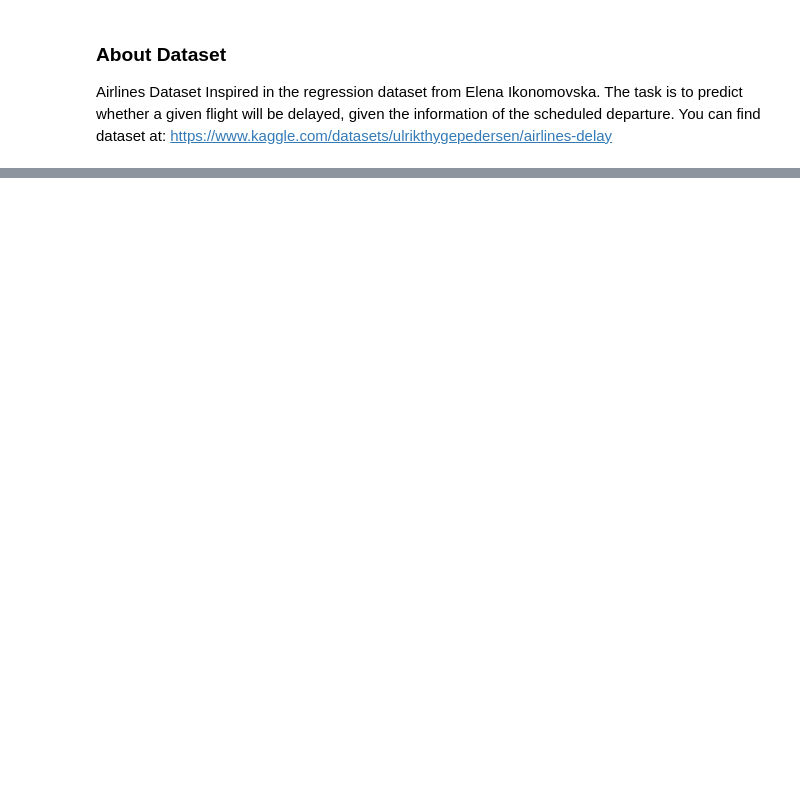
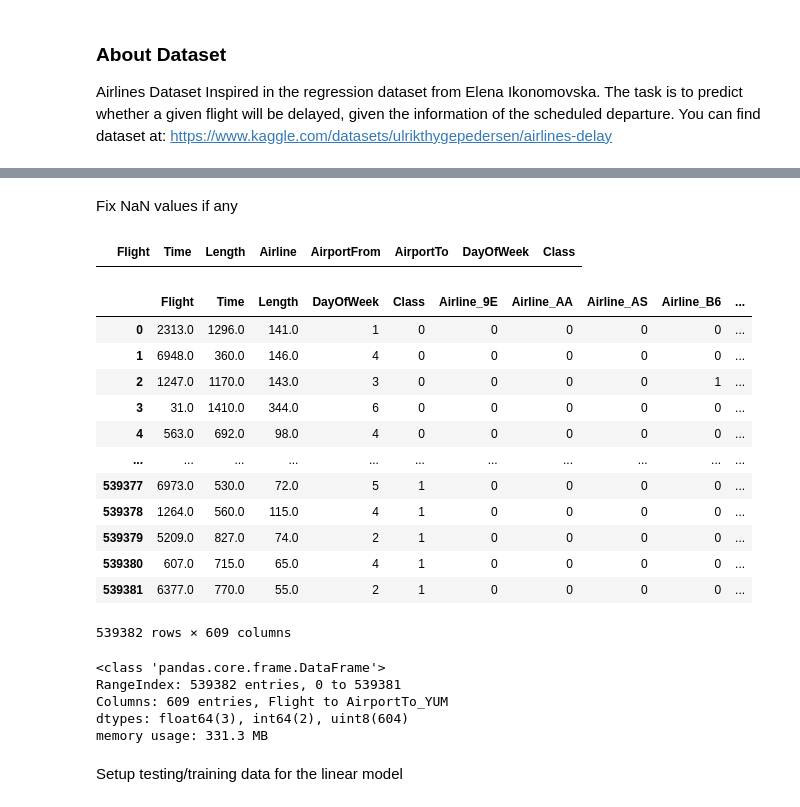
Before and after one commit to mahdi13830510/Airlines_delay_prediction, a Jupyter notebook: Airlines_delay.ipynb, the cells around one changed output, grey strips where cells are left out. Drawn from its saved outputs; the diff is of its cells as text; code cells hidden in the pictures; blank space fills up the shorter version.

Commit message:
Update the model

```diff
--- a/Airlines_delay.ipynb
+++ b/Airlines_delay.ipynb
@@ -25,0 +28,41 @@ df.head()
+# %% [markdown]
+Fix NaN values if any
+# %%
+df[df.isna().any(axis=1)]
+# %% [output]
+|  | Flight | Time | Length | Airline | AirportFrom | AirportTo | DayOfWeek | Class |
+# %%
+airline_labels = ["Airline"]
+df = pd.get_dummies(df, columns=airline_labels, drop_first=False)
+# %%
+airportfrom_labels = ["AirportFrom"]
+df = pd.get_dummies(df, columns=airportfrom_labels, drop_first=False)
+# %%
+airportto_labels = ["AirportTo"]
+df = pd.get_dummies(df, columns=airportto_labels, drop_first=False)
+# %%
+df
+# %% [output]
+|  | Flight | Time | Length | DayOfWeek | Class | Airline_9E | Airline_AA | Airline_AS | Airline_B6 | ... |
+| 0 | 2313.0 | 1296.0 | 141.0 | 1 | 0 | 0 | 0 | 0 | 0 | ... |
+| 1 | 6948.0 | 360.0 | 146.0 | 4 | 0 | 0 | 0 | 0 | 0 | ... |
+| 2 | 1247.0 | 1170.0 | 143.0 | 3 | 0 | 0 | 0 | 0 | 1 | ... |
+| 3 | 31.0 | 1410.0 | 344.0 | 6 | 0 | 0 | 0 | 0 | 0 | ... |
+| 4 | 563.0 | 692.0 | 98.0 | 4 | 0 | 0 | 0 | 0 | 0 | ... |
+| ... | ... | ... | ... | ... | ... | ... | ... | ... | ... | ... |
+| 539377 | 6973.0 | 530.0 | 72.0 | 5 | 1 | 0 | 0 | 0 | 0 | ... |
+| 539378 | 1264.0 | 560.0 | 115.0 | 4 | 1 | 0 | 0 | 0 | 0 | ... |
+| 539379 | 5209.0 | 827.0 | 74.0 | 2 | 1 | 0 | 0 | 0 | 0 | ... |
+| 539380 | 607.0 | 715.0 | 65.0 | 4 | 1 | 0 | 0 | 0 | 0 | ... |
+| 539381 | 6377.0 | 770.0 | 55.0 | 2 | 1 | 0 | 0 | 0 | 0 | ... |
+539382 rows × 609 columns
+# %%
+df.info()
+# %% [output]
+<class 'pandas.core.frame.DataFrame'>
+RangeIndex: 539382 entries, 0 to 539381
+Columns: 609 entries, Flight to AirportTo_YUM
+dtypes: float64(3), int64(2), uint8(604)
+memory usage: 331.3 MB
+# %% [markdown]
+Setup testing/training data for the linear model
```
Also changed, not shown: parts of 31 cells of this notebook.
